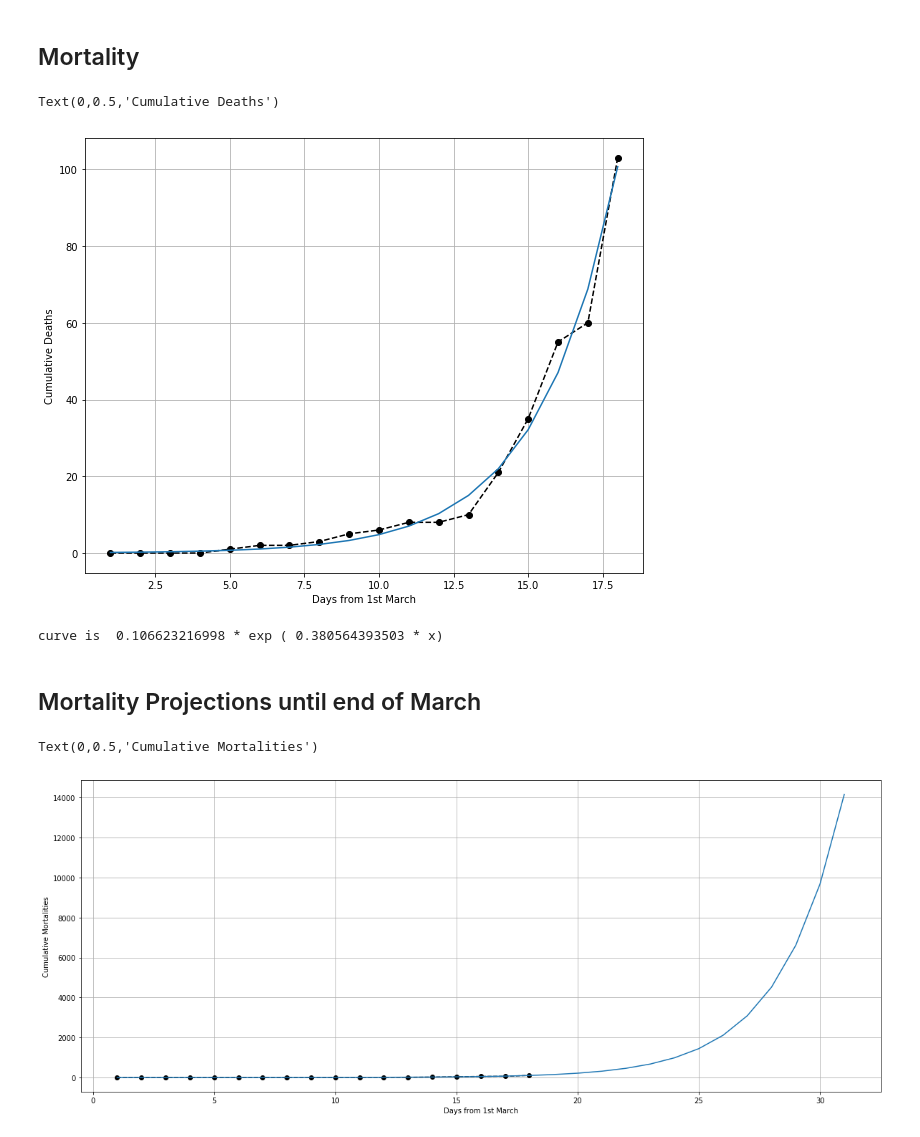
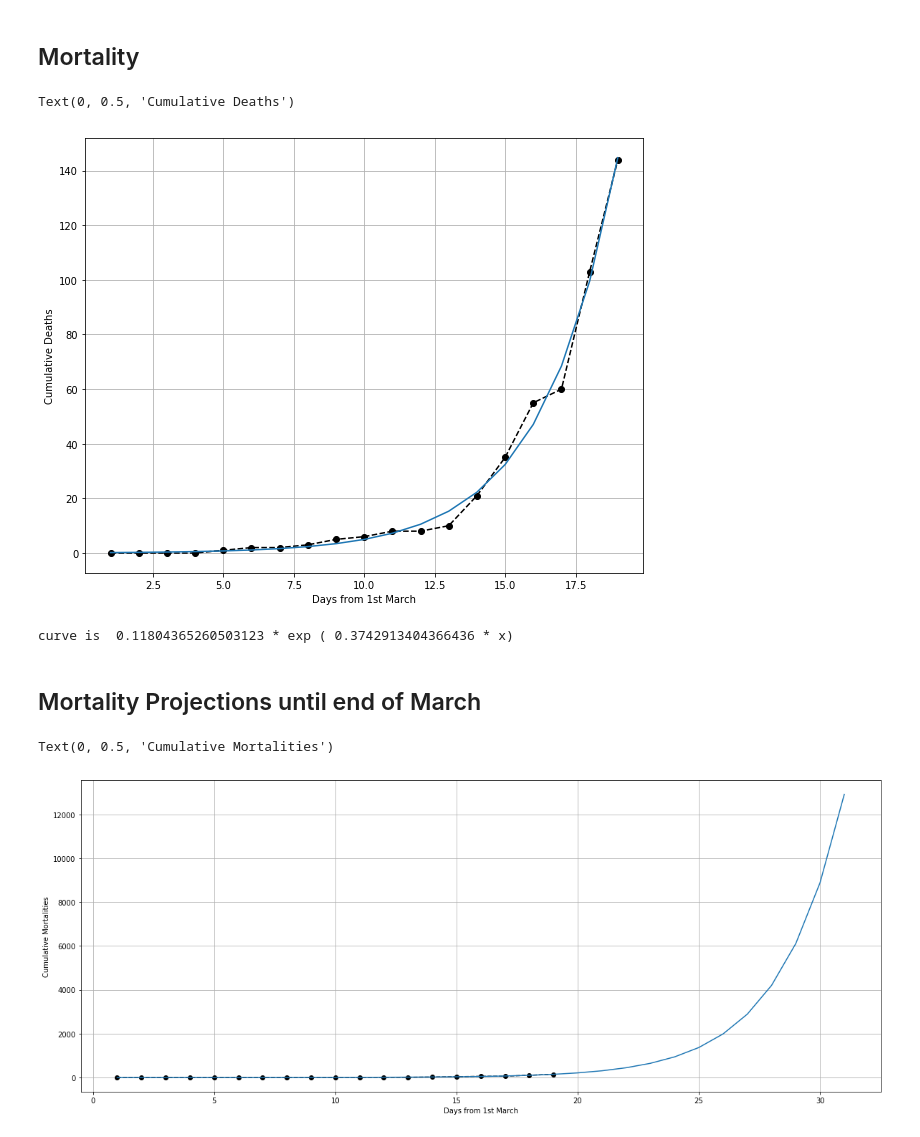
Before and after one commit to burntout/UK-Covid19, a Jupyter notebook: UK-Covid19-least-squares-fit.ipynb, the cells around one changed output. Saved outputs shown, nothing was run; the diff lists cells and outputs as text; code cells hidden in the pictures.

```diff
--- a/UK-Covid19-least-squares-fit.ipynb
+++ b/UK-Covid19-least-squares-fit.ipynb
@@ -60,31 +60,28 @@ curve is  38.5877550031 * exp ( 0.23344138966 * x)
 # %% [markdown]
 ## Mortality
 # %%
-mortality_rate1 = 0.01 # 1%
-mortality_rate2 = 0.02 # 2%
-
-uk_mortalitydata = [0,0,0,0,1,2,2,3,5,6,8,8,10,21,35,55,60,103]
+uk_mortalitydata = [0,0,0,0,1,2,2,3,5,6,8,8,10,21,35,55,60,103,144]
 mortalitydata = uk_mortalitydata
 
 n = len(mortalitydata)
 x = np.linspace(1, n, n)
 
 (a, b), _ = opt.curve_fit(f, x, mortalitydata)
 
 fig, ax = plt.subplots(1, figsize=(10, 8))
 ax.plot(x, mortalitydata, 'o--k')
 y_fit = f(x, a, b)
 ax.plot(x, y_fit, '-')
 plt.grid()
 plt.xlabel("Days from 1st March")
 plt.ylabel("Cumulative Deaths")
 # %% [output]
-Text(0,0.5,'Cumulative Deaths')
+Text(0, 0.5, 'Cumulative Deaths')
-[figure, old version]
+[figure, new version]
 # %%
 print("curve is ", a , "* exp (" ,b, "* x)")
 # %% [output]
-curve is  0.106623216998 * exp ( 0.380564393503 * x)
+curve is  0.11804365260503123 * exp ( 0.3742913404366436 * x)
 # %% [markdown]
 ## Mortality Projections until end of March
 # %%
@@ -97,5 +94,5 @@ plt.grid()
 plt.xlabel("Days from 1st March")
 plt.ylabel("Cumulative Mortalities")
 # %% [output]
-Text(0,0.5,'Cumulative Mortalities')
+Text(0, 0.5, 'Cumulative Mortalities')
-[figure, old version]
+[figure, new version]
```
Also changed, not shown: parts of 8 cells of this notebook.
